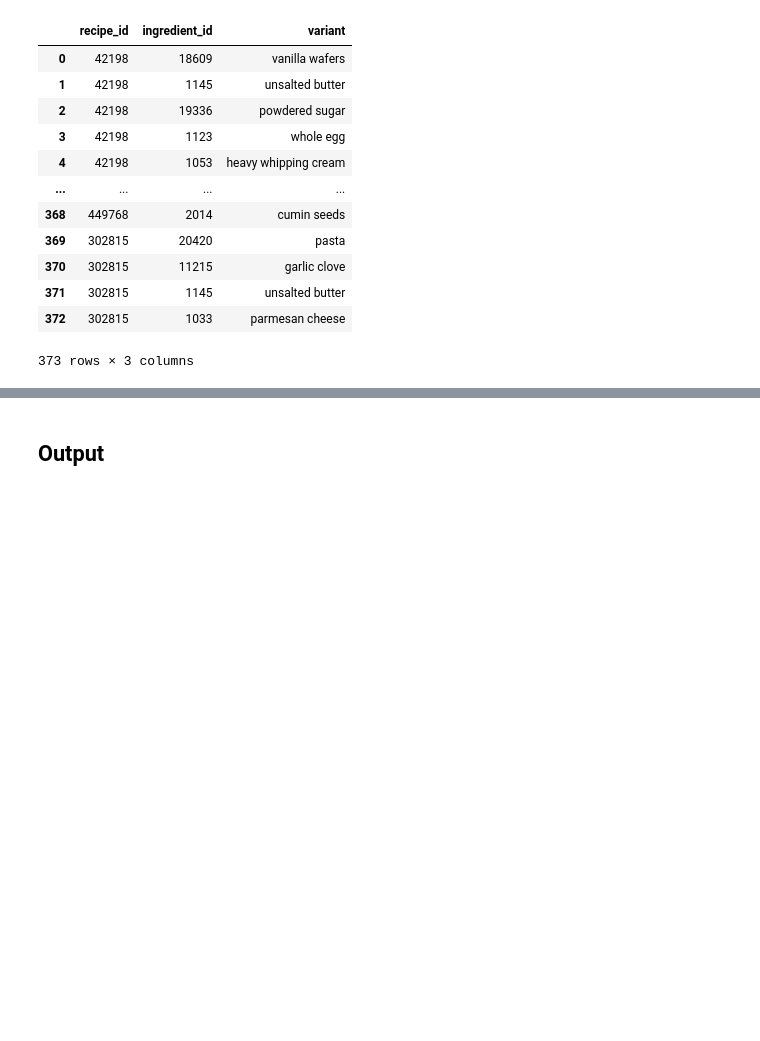
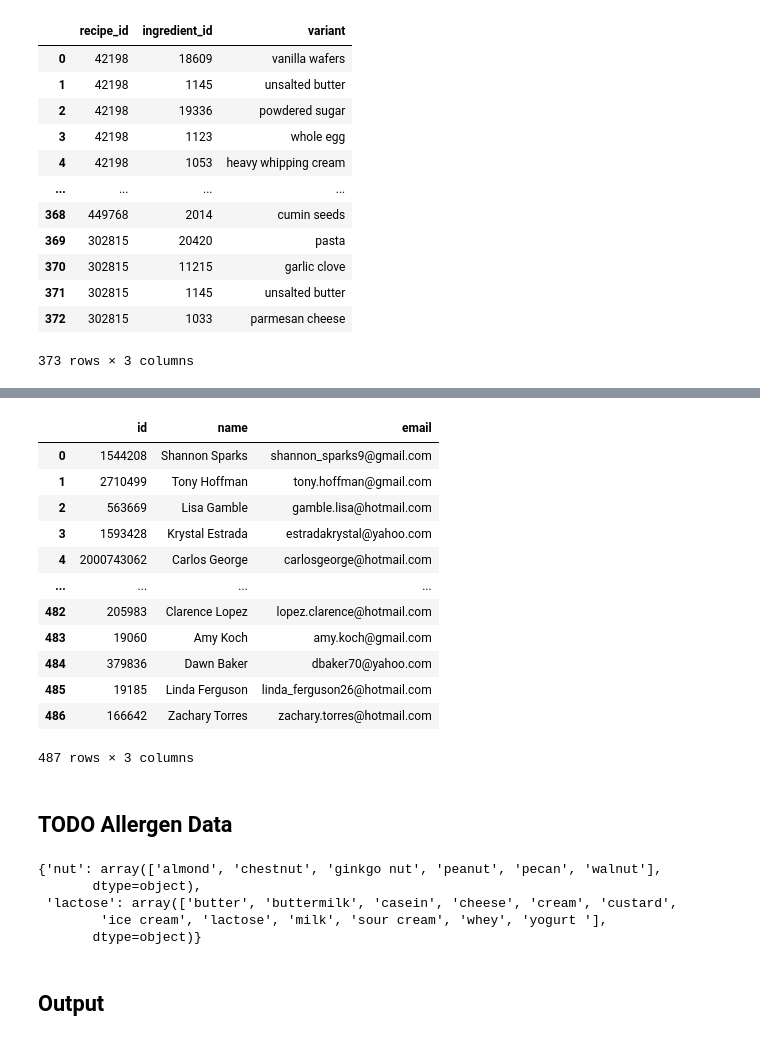
Before and after one commit to aprinawang/db-project, a Jupyter notebook: data/generate_csv.ipynb, the cells around one changed output, grey strips where cells are left out. Drawn from its saved outputs; the diff is of its cells as text; code cells hidden in the pictures; blank space fills up the shorter version.

```diff
--- a/data/generate_csv.ipynb
+++ b/data/generate_csv.ipynb
@@ -195,3 +221,68 @@ ingredient_in_csv
+# %%
+from faker import Faker
+
+fake = Faker()
+# %%
+def generate_info():
+  name = fake.first_name() + " " + fake.last_name()
+  domain = fake.free_email_domain()
+  split_name = name.lower().split(" ")
+  rand = fake.random_int(min=0, max=100) % 7
+  email = ""
+  if rand == 1:
+    email = split_name[0] + split_name[1] + "@" + domain
+  elif rand == 2:
+    email = split_name[0] + "." + split_name[1] + "@" + domain
+  elif rand == 3:
+    email = split_name[0][0] + split_name[1] + str(fake.random_int(min=1, max=100)) + "@" + domain
+  elif rand == 4:
+    email = split_name[0] + str(fake.random_int(min=1, max=100)) + "@" + domain
+  elif rand == 5:
+    email = split_name[1] + split_name[0] + "@" + domain
+  elif rand == 6:
+    email = split_name[1] + "." + split_name[0] + "@" + domain
+  else:
+    email = split_name[0] + "_" + split_name[1] + str(fake.random_int(min=1, max=100)) + "@" + domain
+  return name, email
+
+
+users_csv = pd.DataFrame([{"id": user_id, "name": name, "email": email} for user_id, (name, email) in zip(user_ids, [generate_info() for _ in user_ids])])
+
+users_csv
+# %% [output]
+|  | id | name | email |
+| 0 | 1544208 | Shannon Sparks | shannon_sparks9@gmail.com |
+| 1 | 2710499 | Tony Hoffman | tony.hoffman@gmail.com |
+| 2 | 563669 | Lisa Gamble | gamble.lisa@hotmail.com |
+| 3 | 1593428 | Krystal Estrada | estradakrystal@yahoo.com |
+| 4 | 2000743062 | Carlos George | carlosgeorge@hotmail.com |
+| ... | ... | ... | ... |
+| 482 | 205983 | Clarence Lopez | lopez.clarence@hotmail.com |
+| 483 | 19060 | Amy Koch | amy.koch@gmail.com |
+| 484 | 379836 | Dawn Baker | dbaker70@yahoo.com |
+| 485 | 19185 | Linda Ferguson | linda_ferguson26@hotmail.com |
+| 486 | 166642 | Zachary Torres | zachary.torres@hotmail.com |
+487 rows × 3 columns
+# %% [markdown]
+## TODO Allergen Data
+# %%
+allergens_to_consider = ["nut", "lactose"]
+allergens = pd.read_csv('./raw_data/RAW_allergens.csv')
+
+allergens['Allergy'] = allergens['Allergy'].str.lower()
+allergens['Food'] = allergens['Food'].str.lower()
+
+allergens.dropna(subset=['Allergy'], inplace=True)
+
+allergen_keywords = {allergen : allergens[allergens['Allergy'].str.contains(allergen)]["Food"].values for allergen in allergens_to_consider}
+
+allergen_keywords
+# %% [output]
+{'nut': array(['almond', 'chestnut', 'ginkgo nut', 'peanut', 'pecan', 'walnut'],
+       dtype=object),
+ 'lactose': array(['butter', 'buttermilk', 'casein', 'cheese', 'cream', 'custard',
+        'ice cream', 'lactose', 'milk', 'sour cream', 'whey', 'yogurt '],
+       dtype=object)}
 # %% [markdown]
 ## Output
 # %%
```
Also changed, not shown: parts of 6 cells of this notebook.
